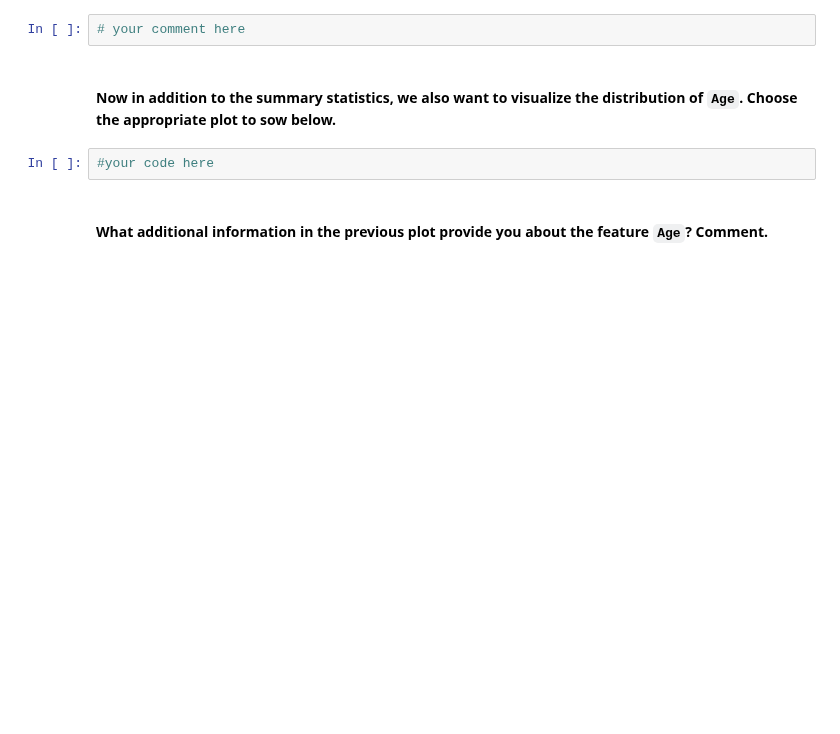
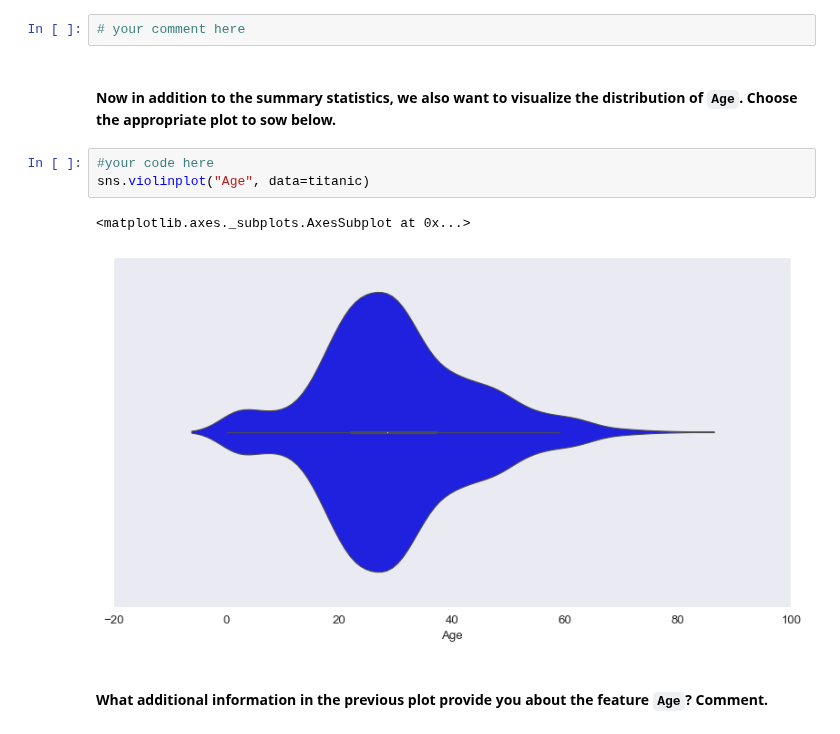
Before and after one commit to ironhack-datalabs/datamad0819, a Jupyter notebook: module-2/lab-matplotlib-seaborn/your-code/challenge-3.ipynb, the cells around one changed output. Drawn from its saved outputs; the diff is of its cells as text; blank space fills up the shorter version.

```diff
--- a/module-2/lab-matplotlib-seaborn/your-code/challenge-3.ipynb
+++ b/module-2/lab-matplotlib-seaborn/your-code/challenge-3.ipynb
@@ -152,6 +152,10 @@ sns.distplot(titanic['Age'])
 #### Now in addition to the summary statistics, we also want to visualize the distribution of `Age`. Choose the appropriate plot to sow below.
 # %%
 #your code here
+sns.violinplot("Age", data=titanic)
+# %% [output]
+<matplotlib.axes._subplots.AxesSubplot at 0x...>
+[figure, added]
 # %% [markdown]
 #### What additional information in the previous plot provide you about the feature `Age`? Comment.
 # %%
```
Also changed, not shown: parts of 7 cells of this notebook.
